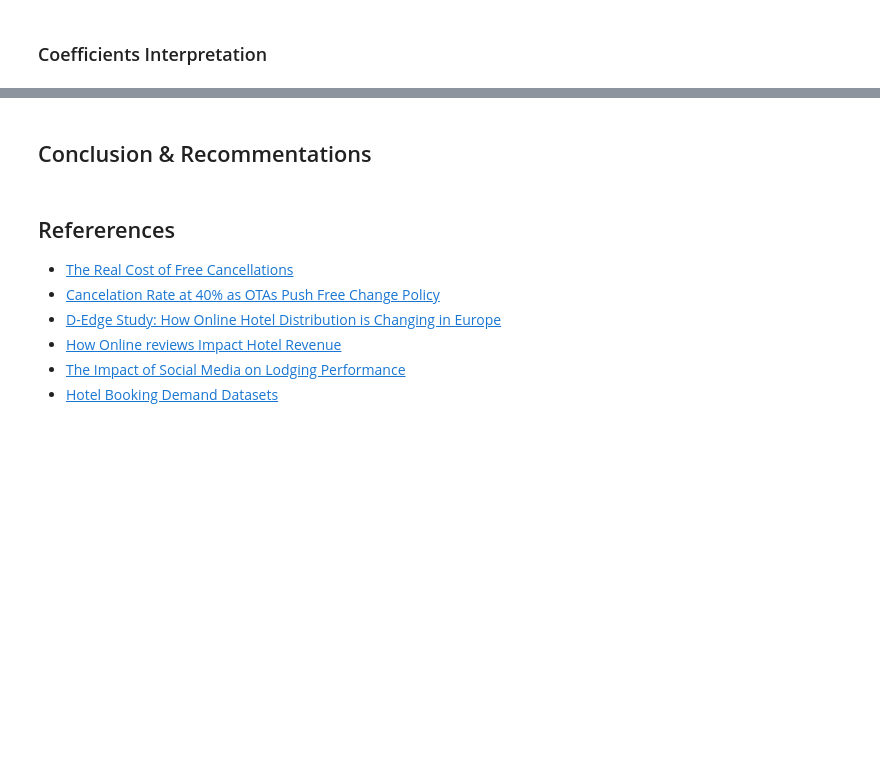
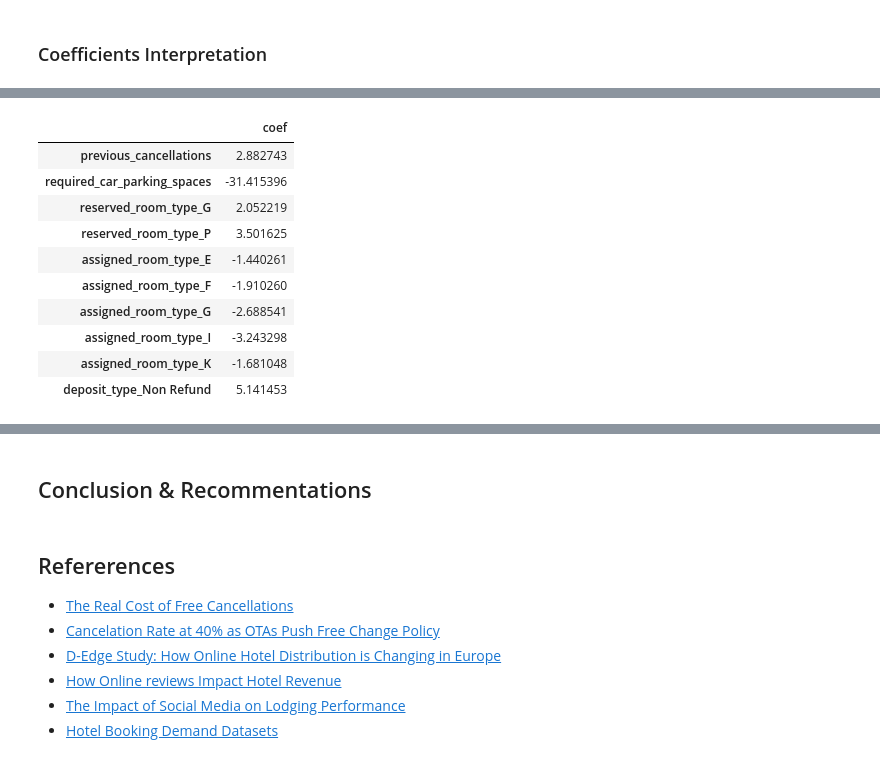
Before and after one commit to JulKelman/Predicting-Hotel-Bookings-Cancellation, a Jupyter notebook: code/Notebook 1 .ipynb, the cells around one changed output, grey strips where cells are left out. Drawn from its saved outputs; the diff is of its cells as text; code cells hidden in the pictures; blank space fills up the shorter version.

```diff
--- a/code/Notebook 1 .ipynb
+++ b/code/Notebook 1 .ipynb
@@ -862,0 +929,16 @@ plt.ylabel('True Class');
+# %%
+# Filtering the ten features with the stongest coefficients
+top_coef = coefficients[(coefficients['coef'] > 2) | (coefficients['coef'] < -1.4)].copy()
+top_coef
+# %% [output]
+|  | coef |
+| previous_cancellations | 2.882743 |
+| required_car_parking_spaces | -31.415396 |
+| reserved_room_type_G | 2.052219 |
+| reserved_room_type_P | 3.501625 |
+| assigned_room_type_E | -1.440261 |
+| assigned_room_type_F | -1.910260 |
+| assigned_room_type_G | -2.688541 |
+| assigned_room_type_I | -3.243298 |
+| assigned_room_type_K | -1.681048 |
+| deposit_type_Non Refund | 5.141453 |
```
Also changed, not shown: parts of 7 cells of this notebook.
